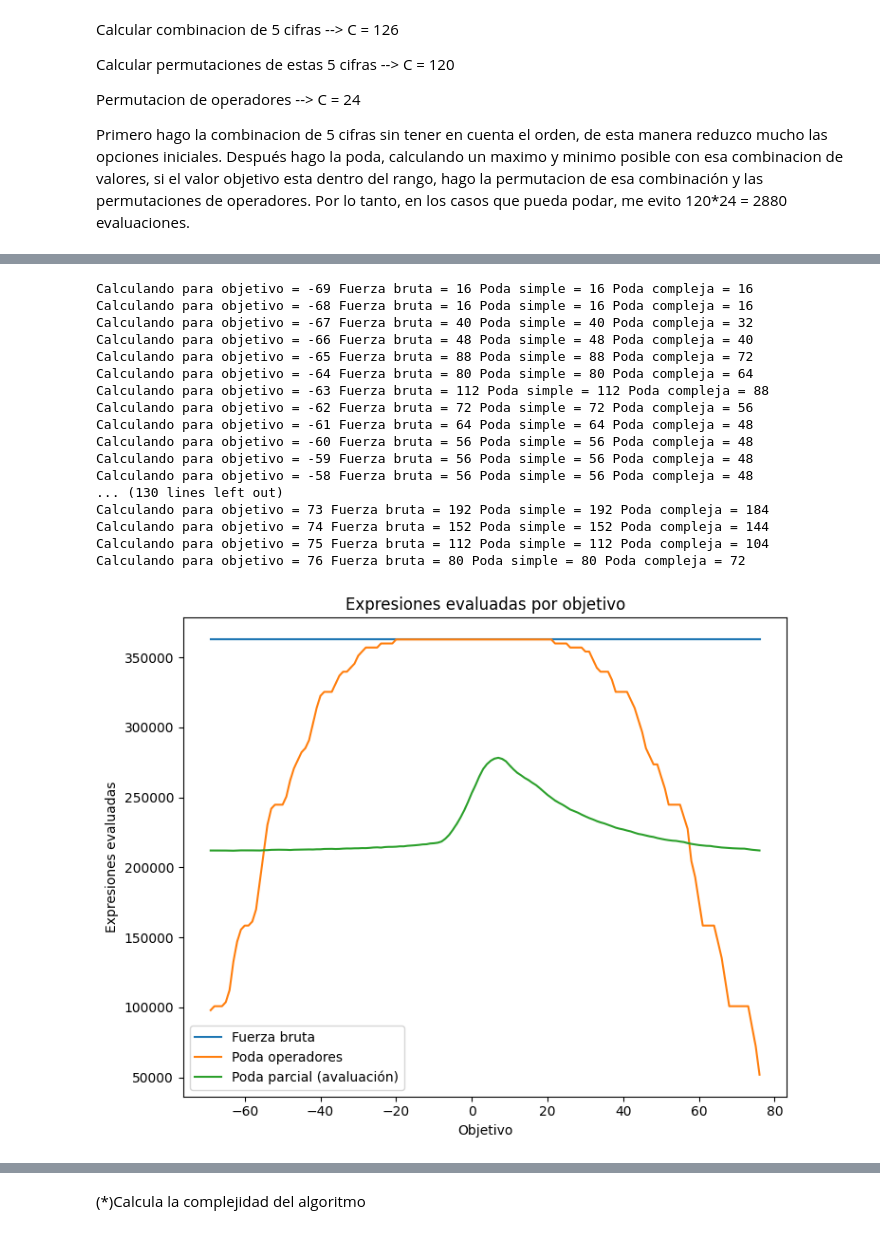
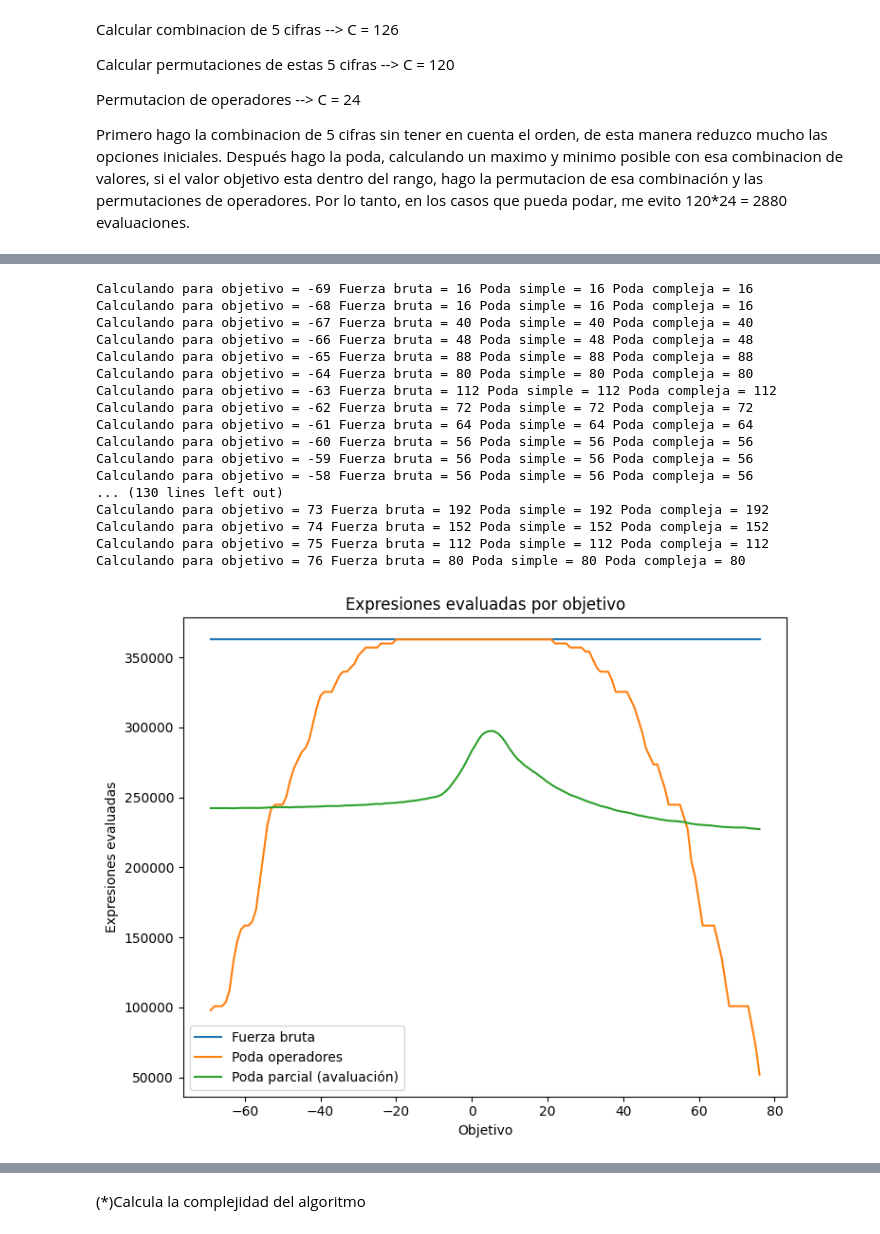
Before and after one commit to polxo00/Algoritmos-de-optimizacion, a Jupyter notebook: Seminario_Algoritmos.ipynb, the cells around one changed output, grey strips where cells are left out. Cells and saved outputs as stored; diff of their text form; code cells hidden in the pictures.

```diff
--- a/Seminario_Algoritmos.ipynb
+++ b/Seminario_Algoritmos.ipynb
@@ -270,5 +311,5 @@ Numero total de expresiones encontradas: 2112
 # %%
-def algoritmo_poda_cons_parcial(objetivo):
+def algoritmo_poda_cons_parcial(objetivo, un_resultado):
     import time
     iteraciones = 0
     soluciones = []
@@ -277,29 +318,26 @@ def algoritmo_poda_cons_parcial(objetivo):
         expr = ''.join(str(e) for e in solucion)
 
         try:
-            if etapa % 2 == 0:
+            if etapa % 2 == 0 and etapa >= 3:
                 resultado_parcial = eval(expr)
         except ZeroDivisionError:
             return True
 
         if etapa == 4:
-            if set(operadores_restantes) == {"*", "+"} and expr[-2] != "-":
-                if resultado_parcial > objetivo:
-                    return False
-            elif set(operadores_restantes) == {"/", "-"} and expr[-2] != "+":
+            if set(operadores_restantes) == {"/", "-"} and expr[-2] != "+":
                 if resultado_parcial < objetivo:
                     return False
         elif etapa == 6:
             if any(op == "+" for op in operadores_restantes):
                 if resultado_parcial > objetivo:
                     return False
-            if any(op == "*" for op in operadores_restantes) and expr[-2] != "-":
+            if any(op == "*" for op in operadores_restantes) and expr[-2] not in ("-", "/"):
                 if resultado_parcial > objetivo:
                     return False
             if any(op == "-" for op in operadores_restantes):
                 if resultado_parcial < objetivo:
                     return False
-            if any(op == "/" for op in operadores_restantes) and expr[-2] != "+":
+            if any(op == "/" for op in operadores_restantes) and expr[-2] not in ("*", "-"):
                 if resultado_parcial < objetivo:
                     return False
         return True
@@ -319,24 +357,29 @@ def algoritmo_poda_cons_parcial(objetivo):
                 resultado = eval(expresion)
                 if resultado == objetivo:
                     soluciones.append(expresion)
+                    if un_resultado:
+                        return True  # Indica que hem de parar
             except ZeroDivisionError:
                 pass
-            return
+            return False  # Continua la recursió si no es troba solució
 
         if etapa % 2 == 0:
             for i, num in enumerate(nums_restantes):
                 solucion.append(num)
                 nueva_lista = nums_restantes[:i] + nums_restantes[i+1:]
                 if es_prometedora(solucion, etapa, ops_restantes):
-                    generar_expresiones(etapa+1, solucion, nueva_lista, ops_restantes)
+                    if generar_expresiones(etapa+1, solucion, nueva_lista, ops_restantes):
+                        return True  # Propagar la parada
                 solucion.pop()
         else:
             for i, op in enumerate(ops_restantes):
                 solucion.append(op)
                 nueva_ops = ops_restantes[:i] + ops_restantes[i+1:]
                 if es_prometedora(solucion, etapa, nueva_ops):
-                    generar_expresiones(etapa+1, solucion, nums_restantes, nueva_ops)
+                    if generar_expresiones(etapa+1, solucion, nums_restantes, nueva_ops):
+                        return True
                 solucion.pop()
+        return False
 
     start = time.perf_counter()
     generar_expresiones()
@@ -345,10 +388,19 @@ def algoritmo_poda_cons_parcial(objetivo):
     return soluciones, iteraciones, end - start
 # %%
 objetivo = 4
-print("\033[1mAlgoritmo de poda de operadores\033[0m")
-expresiones, expr_eval, tiempo = algoritmo_poda_cons_parcial(objetivo)
+un_resultado = False
+print("\033[1mAlgoritmo de poda de operadores todos los resultados\033[0m")
+expresiones, expr_eval, tiempo = algoritmo_poda_cons_parcial(objetivo, un_resultado)
 print(f"Tiempo de ejecución: {tiempo} segundos")
 print(f"Numero total de expresiones_evaluadas: {expr_eval}")
 print(f"Numero total de expresiones encontradas: {len(expresiones)}")
 print("\n")
+
+un_resultado = True
+print("\033[1mAlgoritmo de poda de operadores un resultado\033[0m")
+expresiones, expr_eval, tiempo = algoritmo_poda_cons_parcial(objetivo, un_resultado)
+print(f"Tiempo de ejecución: {tiempo} segundos")
+print(f"Numero total de expresiones_evaluadas: {expr_eval}")
+print(f"Numero total de expresiones encontradas: {len(expresiones)}")
+print("\n")
 # %% [output]
@@ -364,57 +422,59 @@ expr_eval_fuerza = []
 expr_eval_poda = []
 
 expr_eval_parcial = []
+un_resultado = False
+
 
 for objetivo in rang_objetivos:
     # Algoritmo con fuerza bruta
     resultados_enteros,maximo, minimo, expresiones_correctas, total_expr_eval, tiempo
-    _, _, _, resultados_f, expr_f, tiempo_f = algoritmo_fuerza_bruta(objetivo)
+    _, _, _, resultados_f, expr_f, tiempo_f = algoritmo_fuerza_bruta(objetivo, un_resultado)
     expr_eval_fuerza.append(expr_f)
 
     # Algoritmo con poda simple
-    resultados_p, expr_p, tiempo_p = algoritmo_poda_operadores(objetivo)
+    resultados_p, expr_p, tiempo_p = algoritmo_poda_operadores(objetivo, un_resultado)
     expr_eval_poda.append(expr_p)
 
 
     # Algoritmo con poda avaluacion parcial
-    resultados_parcial, expr_parcial, tiempo_parcial = algoritmo_poda_cons_parcial(objetivo)
+    resultados_parcial, expr_parcial, tiempo_parcial = algoritmo_poda_cons_parcial(objetivo, un_resultado)
     expr_eval_parcial.append(expr_parcial)
 
     print(f"Calculando para objetivo = {objetivo} Fuerza bruta = {len(resultados_f)} Poda simple = {len(resultados_p)} Poda compleja = {len(resultados_parcial)}")
 
 
 plt.figure(figsize=(14, 6))
 
 
 plt.subplot(1, 2, 1)
 plt.plot(rang_objetivos, expr_eval_fuerza, label="Fuerza bruta")
 plt.plot(rang_objetivos, expr_eval_poda, label="Poda operadores")
 plt.plot(rang_objetivos, expr_eval_parcial, label="Poda parcial (avaluación)")
 plt.xlabel("Objetivo")
 plt.ylabel("Expresiones evaluadas")
 plt.title("Expresiones evaluadas por objetivo")
 plt.legend()
 
 
 
 plt.tight_layout()
 plt.show()
 # %% [output]
 Calculando para objetivo = -69 Fuerza bruta = 16 Poda simple = 16 Poda compleja = 16
 Calculando para objetivo = -68 Fuerza bruta = 16 Poda simple = 16 Poda compleja = 16
-Calculando para objetivo = -67 Fuerza bruta = 40 Poda simple = 40 Poda compleja = 32
-Calculando para objetivo = -66 Fuerza bruta = 48 Poda simple = 48 Poda compleja = 40
-Calculando para objetivo = -65 Fuerza bruta = 88 Poda simple = 88 Poda compleja = 72
-Calculando para objetivo = -64 Fuerza bruta = 80 Poda simple = 80 Poda compleja = 64
-Calculando para objetivo = -63 Fuerza bruta = 112 Poda simple = 112 Poda compleja = 88
-Calculando para objetivo = -62 Fuerza bruta = 72 Poda simple = 72 Poda compleja = 56
-Calculando para objetivo = -61 Fuerza bruta = 64 Poda simple = 64 Poda compleja = 48
-Calculando para objetivo = -60 Fuerza bruta = 56 Poda simple = 56 Poda compleja = 48
-Calculando para objetivo = -59 Fuerza bruta = 56 Poda simple = 56 Poda compleja = 48
-Calculando para objetivo = -58 Fuerza bruta = 56 Poda simple = 56 Poda compleja = 48
+Calculando para objetivo = -67 Fuerza bruta = 40 Poda simple = 40 Poda compleja = 40
+Calculando para objetivo = -66 Fuerza bruta = 48 Poda simple = 48 Poda compleja = 48
+Calculando para objetivo = -65 Fuerza bruta = 88 Poda simple = 88 Poda compleja = 88
+Calculando para objetivo = -64 Fuerza bruta = 80 Poda simple = 80 Poda compleja = 80
+Calculando para objetivo = -63 Fuerza bruta = 112 Poda simple = 112 Poda compleja = 112
+Calculando para objetivo = -62 Fuerza bruta = 72 Poda simple = 72 Poda compleja = 72
+Calculando para objetivo = -61 Fuerza bruta = 64 Poda simple = 64 Poda compleja = 64
+Calculando para objetivo = -60 Fuerza bruta = 56 Poda simple = 56 Poda compleja = 56
+Calculando para objetivo = -59 Fuerza bruta = 56 Poda simple = 56 Poda compleja = 56
+Calculando para objetivo = -58 Fuerza bruta = 56 Poda simple = 56 Poda compleja = 56
 ... (130 lines left out)
-Calculando para objetivo = 73 Fuerza bruta = 192 Poda simple = 192 Poda compleja = 184
-Calculando para objetivo = 74 Fuerza bruta = 152 Poda simple = 152 Poda compleja = 144
-Calculando para objetivo = 75 Fuerza bruta = 112 Poda simple = 112 Poda compleja = 104
-Calculando para objetivo = 76 Fuerza bruta = 80 Poda simple = 80 Poda compleja = 72
+Calculando para objetivo = 73 Fuerza bruta = 192 Poda simple = 192 Poda compleja = 192
+Calculando para objetivo = 74 Fuerza bruta = 152 Poda simple = 152 Poda compleja = 152
+Calculando para objetivo = 75 Fuerza bruta = 112 Poda simple = 112 Poda compleja = 112
+Calculando para objetivo = 76 Fuerza bruta = 80 Poda simple = 80 Poda compleja = 80
-[figure, old version]
+[figure, new version]
```
Also changed, not shown: parts of 6 cells of this notebook.
